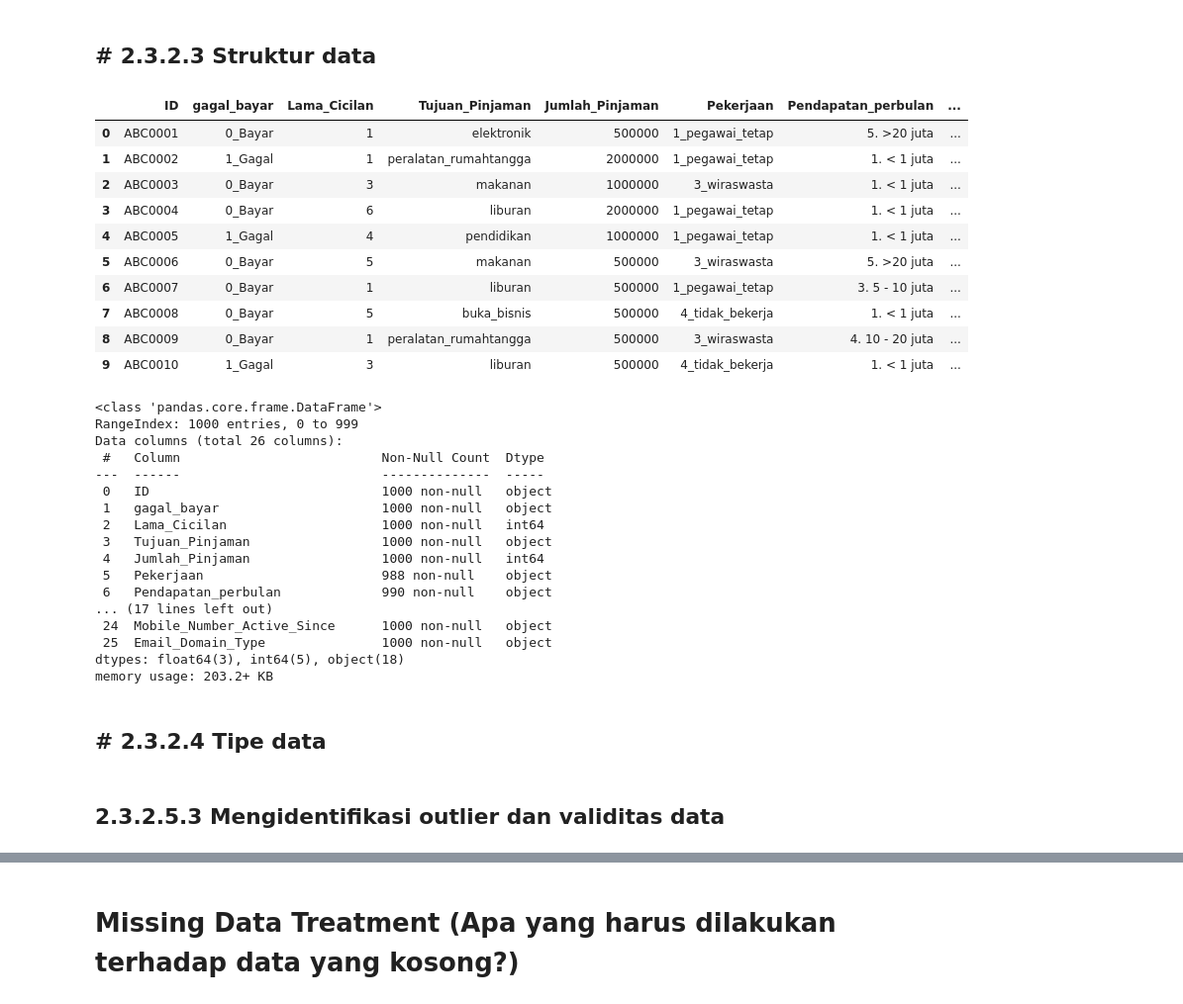
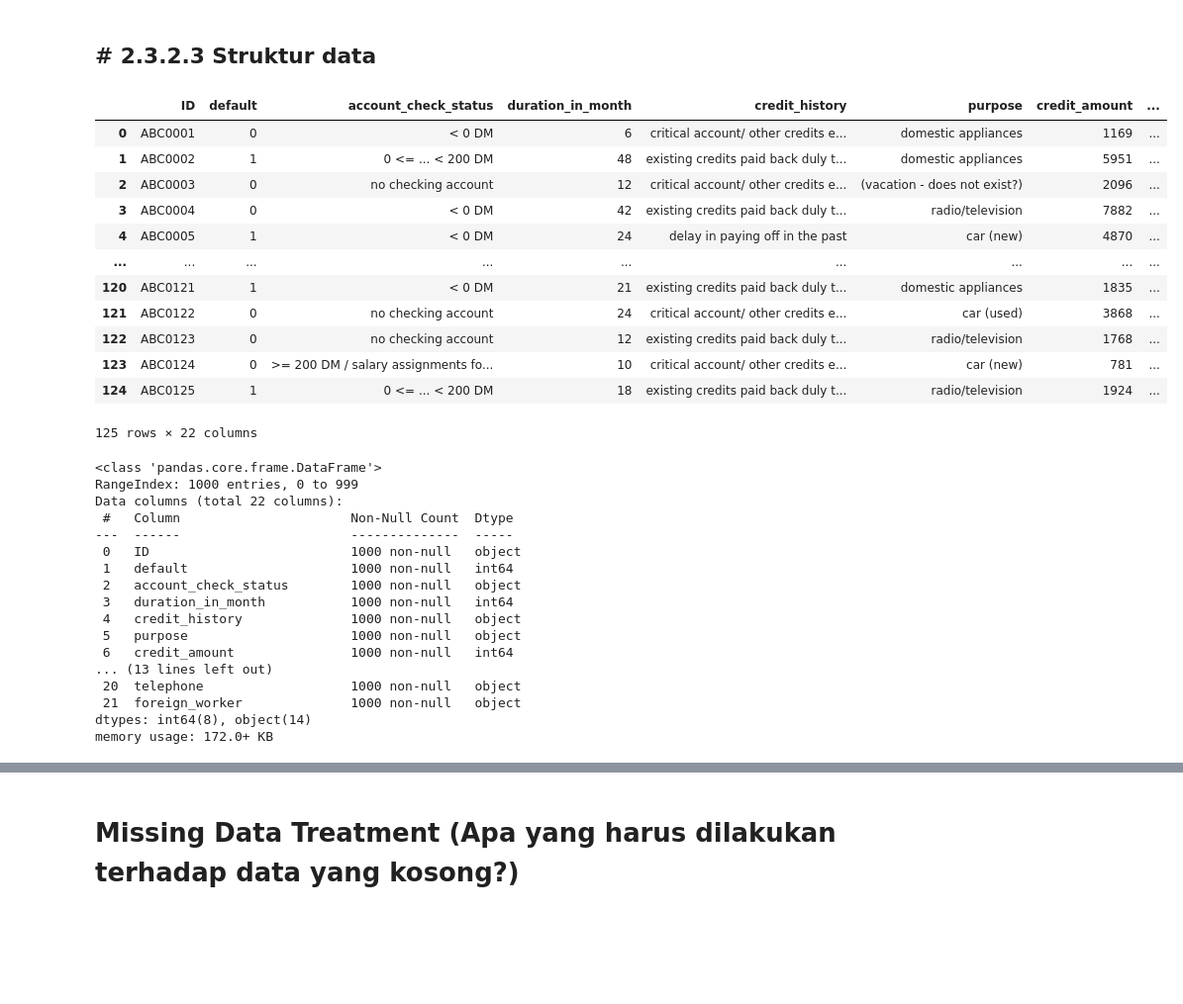
Before and after one commit to IndraLukasTjahaja/Digital_Credit_Risk, a Jupyter notebook: Latihan_Scorecard_German.ipynb, the cells around one changed output, grey strips where cells are left out. Shown at 99% size. Cells and saved outputs as stored; diff of their text form; code cells hidden in the pictures; blank space fills up the shorter version.

```diff
--- a/Latihan_Scorecard_German.ipynb
+++ b/Latihan_Scorecard_German.ipynb
@@ -32,44 +32,44 @@ import pandas as pd
 # atau mengunduh terlebih dahulu dan menunjuk ke file excel di lokasi hard drive
 # contoh: df = pd.read_excel('C:\User\pembaca\downloads\Credit_Scoring_Dataset.xlsx')
 
-df = pd.read_excel('https://github.com/IndraLukasTjahaja/Digital_Credit_Risk/raw/main/Credit_Scoring_Dataset.xlsx')
+df = pd.read_excel('https://github.com/IndraLukasTjahaja/Digital_Credit_Risk/blob/main/Dataset/german_credit_easy.xlsx?raw=true')
 # %% [markdown]
 ## # 2.3.2.3 Struktur data
 # %%
 # Melihat sample dari dataset
-df.head(10) # Menampilkan 10 baris teratas dari dataframe df
+df.head(125) # Menampilkan 10 baris teratas dari dataframe df
 # %% [output]
-|  | ID | gagal_bayar | Lama_Cicilan | Tujuan_Pinjaman | Jumlah_Pinjaman | Pekerjaan | Pendapatan_perbulan | ... |
-| 0 | ABC0001 | 0_Bayar | 1 | elektronik | 500000 | 1_pegawai_tetap | 5. >20 juta | ... |
-| 1 | ABC0002 | 1_Gagal | 1 | peralatan_rumahtangga | 2000000 | 1_pegawai_tetap | 1. < 1 juta | ... |
-| 2 | ABC0003 | 0_Bayar | 3 | makanan | 1000000 | 3_wiraswasta | 1. < 1 juta | ... |
-| 3 | ABC0004 | 0_Bayar | 6 | liburan | 2000000 | 1_pegawai_tetap | 1. < 1 juta | ... |
-| 4 | ABC0005 | 1_Gagal | 4 | pendidikan | 1000000 | 1_pegawai_tetap | 1. < 1 juta | ... |
-| 5 | ABC0006 | 0_Bayar | 5 | makanan | 500000 | 3_wiraswasta | 5. >20 juta | ... |
-| 6 | ABC0007 | 0_Bayar | 1 | liburan | 500000 | 1_pegawai_tetap | 3. 5 - 10 juta | ... |
-| 7 | ABC0008 | 0_Bayar | 5 | buka_bisnis | 500000 | 4_tidak_bekerja | 1. < 1 juta | ... |
-| 8 | ABC0009 | 0_Bayar | 1 | peralatan_rumahtangga | 500000 | 3_wiraswasta | 4. 10 - 20 juta | ... |
-| 9 | ABC0010 | 1_Gagal | 3 | liburan | 500000 | 4_tidak_bekerja | 1. < 1 juta | ... |
+|  | ID | default | account_check_status | duration_in_month | credit_history | purpose | credit_amount | ... |
+| 0 | ABC0001 | 0 | < 0 DM | 6 | critical account/ other credits e... | domestic appliances | 1169 | ... |
+| 1 | ABC0002 | 1 | 0 <= ... < 200 DM | 48 | existing credits paid back duly t... | domestic appliances | 5951 | ... |
+| 2 | ABC0003 | 0 | no checking account | 12 | critical account/ other credits e... | (vacation - does not exist?) | 2096 | ... |
+| 3 | ABC0004 | 0 | < 0 DM | 42 | existing credits paid back duly t... | radio/television | 7882 | ... |
+| 4 | ABC0005 | 1 | < 0 DM | 24 | delay in paying off in the past | car (new) | 4870 | ... |
+| ... | ... | ... | ... | ... | ... | ... | ... | ... |
+| 120 | ABC0121 | 1 | < 0 DM | 21 | existing credits paid back duly t... | domestic appliances | 1835 | ... |
+| 121 | ABC0122 | 0 | no checking account | 24 | critical account/ other credits e... | car (used) | 3868 | ... |
+| 122 | ABC0123 | 0 | no checking account | 12 | existing credits paid back duly t... | radio/television | 1768 | ... |
+| 123 | ABC0124 | 0 | >= 200 DM / salary assignments fo... | 10 | critical account/ other credits e... | car (new) | 781 | ... |
+| 124 | ABC0125 | 1 | 0 <= ... < 200 DM | 18 | existing credits paid back duly t... | radio/television | 1924 | ... |
+125 rows × 22 columns
 # %%
 # Melihat penjelasan singkat dan tipe data
 df.info()
 # %% [output]
 <class 'pandas.core.frame.DataFrame'>
 RangeIndex: 1000 entries, 0 to 999
-Data columns (total 26 columns):
- #   Column                          Non-Null Count  Dtype
----  ------                          --------------  -----
- 0   ID                              1000 non-null   object
- 1   gagal_bayar                     1000 non-null   object
- 2   Lama_Cicilan                    1000 non-null   int64
- 3   Tujuan_Pinjaman                 1000 non-null   object
- 4   Jumlah_Pinjaman                 1000 non-null   int64
- 5   Pekerjaan                       988 non-null    object
- 6   Pendapatan_perbulan             990 non-null    object
-... (17 lines left out)
- 24  Mobile_Number_Active_Since      1000 non-null   object
- 25  Email_Domain_Type               1000 non-null   object
-dtypes: float64(3), int64(5), object(18)
-memory usage: 203.2+ KB
+Data columns (total 22 columns):
+ #   Column                      Non-Null Count  Dtype
+---  ------                      --------------  -----
+ 0   ID                          1000 non-null   object
+ 1   default                     1000 non-null   int64
+ 2   account_check_status        1000 non-null   object
+ 3   duration_in_month           1000 non-null   int64
+ 4   credit_history              1000 non-null   object
+ 5   purpose                     1000 non-null   object
+ 6   credit_amount               1000 non-null   int64
+... (13 lines left out)
+ 20  telephone                   1000 non-null   object
+ 21  foreign_worker              1000 non-null   object
+dtypes: int64(8), object(14)
+memory usage: 172.0+ KB
-# %% [markdown]
-## # 2.3.2.4 Tipe data
@@ -109,2 +75,0 @@ df['SLIK_Outstanding_CC'] = df.SLIK_Outstanding_CC.astype('float64')
-# %% [markdown]
-## 2.3.2.5.3 Mengidentifikasi outlier dan validitas data
```
Also changed, not shown: parts of 99 cells of this notebook.
